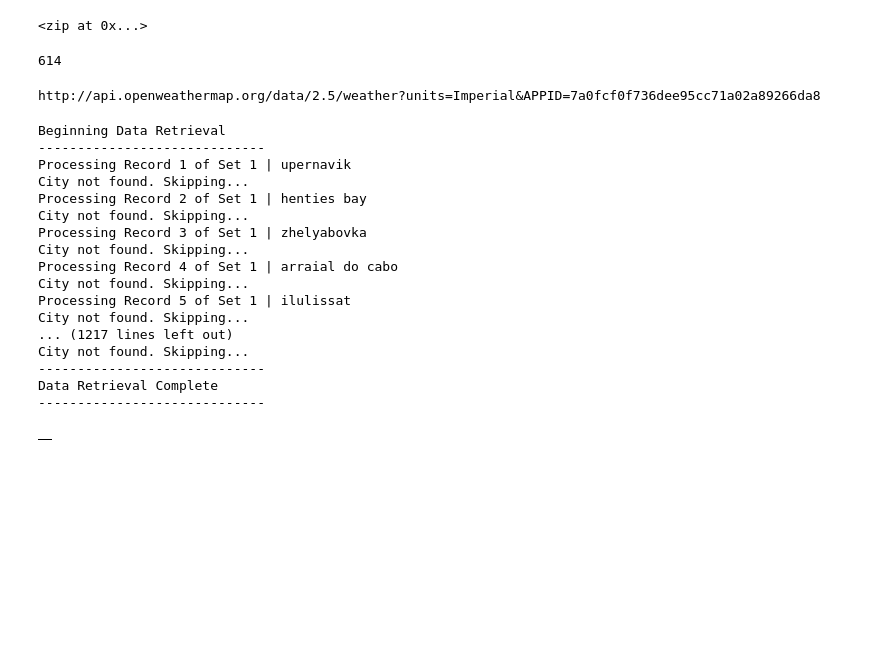
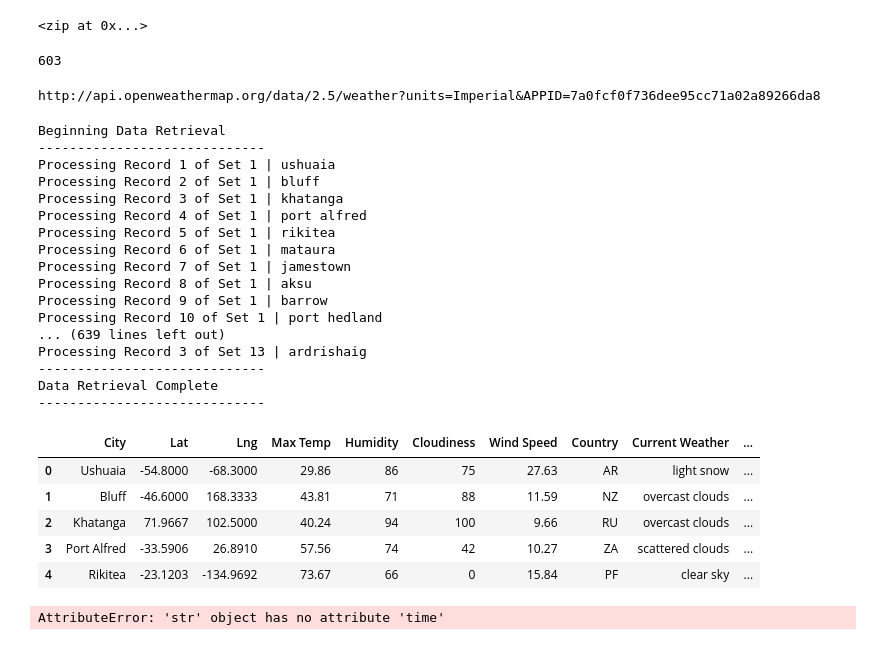
Before and after one commit to shirll98/World_Weather_Analysis, a Jupyter notebook: WeatherPy.ipynb, the cells around one changed output. Drawn from its saved outputs; the diff is of its cells as text; code cells hidden in the pictures; blank space fills up the shorter version.

```diff
--- a/WeatherPy.ipynb
+++ b/WeatherPy.ipynb
@@ -20,10 +21,11 @@ from datetime import datetime
 
 #use the zip() function to conjoin them as pairs
 
-lats = np.random.uniform(-90, 90, size = 1500)
-longs = np.random.uniform(-90, 90, size = 1500)
-lat_longs = zip(lats, longs)
-lat_longs
+# Create a set of random latitude and longitude combinations.
+lats = np.random.uniform(low=-90.000, high=90.000, size=1500)
+lngs = np.random.uniform(low=-180.000, high=180.000, size=1500)
+lat_lngs = zip(lats, lngs)
+lat_lngs
 
 
 #the output is a zip object in memory
@@ -42,10 +44,9 @@ coordinates = list(lat_longs)
 
 # Create a list for holding the cities.
 cities = []
-
 # Identify the nearest city for each latitude and longitude combination.
-for coordinate in coordinates:
-    city = citipy.nearest_city(coordinate[0], coordinate[1]).city_name
+for lat_lng in lat_lngs:
+    city = citipy.nearest_city(lat_lng[0], lat_lng[1]).city_name
 
     # If the city is unique, then we will add it to the cities list.
     if city not in cities:
@@ -56,7 +57,7 @@ len(cities)
 #add a decision statement with a logical operator 'not in' to determine whether
 #found city already is already in the cities list
 # %% [output]
-614
+603
 # %%
 # # API call == navigating
 # # when clients request information from our server through our website, making an API call
@@ -160,28 +161,33 @@ print("-----------------------------")
 # %% [output]
 Beginning Data Retrieval
 -----------------------------
-Processing Record 1 of Set 1 | upernavik
-City not found. Skipping...
-Processing Record 2 of Set 1 | henties bay
-City not found. Skipping...
-Processing Record 3 of Set 1 | zhelyabovka
-City not found. Skipping...
-Processing Record 4 of Set 1 | arraial do cabo
-City not found. Skipping...
-Processing Record 5 of Set 1 | ilulissat
-City not found. Skipping...
-... (1217 lines left out)
-City not found. Skipping...
+Processing Record 1 of Set 1 | ushuaia
+Processing Record 2 of Set 1 | bluff
+Processing Record 3 of Set 1 | khatanga
+Processing Record 4 of Set 1 | port alfred
+Processing Record 5 of Set 1 | rikitea
+Processing Record 6 of Set 1 | mataura
+Processing Record 7 of Set 1 | jamestown
+Processing Record 8 of Set 1 | aksu
+Processing Record 9 of Set 1 | barrow
+Processing Record 10 of Set 1 | port hedland
+... (639 lines left out)
+Processing Record 3 of Set 13 | ardrishaig
 -----------------------------
 Data Retrieval Complete
 -----------------------------
 # %%
 #create a df of city weather data
 # convert array of dictionaries to a df, exporting df to csv file
 # df = pd.DataFrame(list with dictionaries) # convert a list of dictionaries to a df
 
 #convert the array of dictionaries to a panda df
 city_data_df = pd.DataFrame(city_data)
-city_data_df.head(10)
+city_data_df.head()
 # %% [output]
-|  |
+|  | City | Lat | Lng | Max Temp | Humidity | Cloudiness | Wind Speed | Country | Current Weather | ... |
+| 0 | Ushuaia | -54.8000 | -68.3000 | 29.86 | 86 | 75 | 27.63 | AR | light snow | ... |
+| 1 | Bluff | -46.6000 | 168.3333 | 43.81 | 71 | 88 | 11.59 | NZ | overcast clouds | ... |
+| 2 | Khatanga | 71.9667 | 102.5000 | 40.24 | 94 | 100 | 9.66 | RU | overcast clouds | ... |
+| 3 | Port Alfred | -33.5906 | 26.8910 | 57.56 | 74 | 42 | 10.27 | ZA | scattered clouds | ... |
+| 4 | Rikitea | -23.1203 | -134.9692 | 73.67 | 66 | 0 | 15.84 | PF | clear sky | ... |
@@ -187,0 +203,11 @@ city_data_df.head(10)
+# %%
+# in the dependencies cell, we imported the time module
+# get today's date in seconds
+# get today's time in seconds since jan 1, 1970
+today = time.time()
+
+# convert the datetime stamp using the strftime() and passing the format parameters
+today = time.strftime("%x")
+today
+# %% [output]
+AttributeError: 'str' object has no attribute 'time'
```
Also changed, not shown: parts of 9 cells of this notebook, 5 other files.
